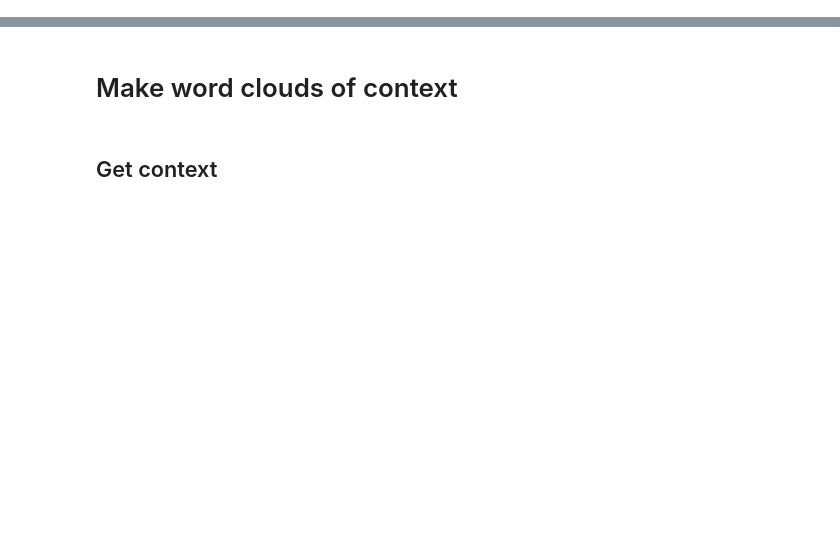
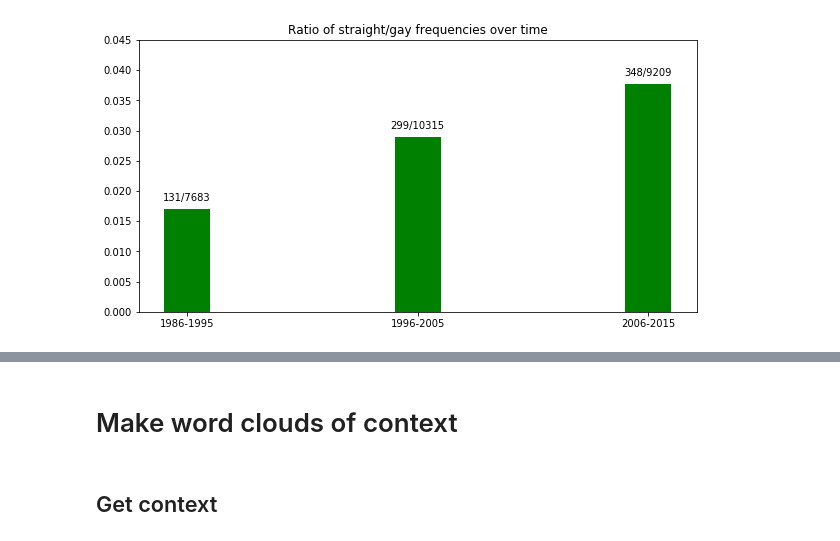
Before and after one commit to michaelmilleryoder/comp-ethics, a Jupyter notebook: jupyter/hw1.ipynb, the cells around one changed output, grey strips where cells are left out. Drawn from its saved outputs; the diff is of its cells as text; code cells hidden in the pictures; blank space fills up the shorter version.

```diff
--- a/jupyter/hw1.ipynb
+++ b/jupyter/hw1.ipynb
@@ -5,0 +317,10 @@ from tqdm import tqdm_notebook as tqdm
+# %%
+# Get term ratios by year
+ratio_yr = {}
+
+for db in date_bins:
+    ratio_yr[db] = {}
+    for t0, t1 in binaries:
+        ratio_yr[db][(t0, t1)] = toks_yr[db][t1]/toks_yr[db][t0]
+
+ratio_yr
@@ -5,0 +337,34 @@ from tqdm import tqdm_notebook as tqdm
+# %%
+%matplotlib inline
+# Graph binaries frequencies by year
+
+binary = binaries[0]
+
+comparison = [ratio_yr[db][binary] for db in sorted(date_bins.keys())]
+compseries = pd.Series.from_array(comparison)
+
+x = np.array(range(len(comparison)))
+
+plt.figure(figsize=(10,5))
+plt.title(f"Ratio of {binary[1]}/{binary[0]} frequencies over time")
+labels = sorted(date_bins.keys())
+ax = plt.subplot(111)
+# ax = compseries.plot(kind='bar')
+ax.bar(x, comparison, width=0.2,color='g',align='center')
+# ax.bar(x+0.2, comparison[binary[1]], width=0.2,color='purple',align='center')
+# ax.legend(binary)
+
+# Now make some labels
+rects = ax.patches
+top_labels = [f'{freqs_yr[db][binary][1]}/{freqs_yr[db][binary][0]}' for db in date_bins]
+
+for rect, tlabel in zip(rects, top_labels):
+    height = rect.get_height()
+    ax.text(rect.get_x() + rect.get_width()/2, height + .001, tlabel, ha='center', va='bottom')
+
+ax.set_ylim(top=0.045)
+plt.xticks(x,labels)
+plt.savefig(f'/usr0/home/mamille2/11-830_data/hw1/{binary[0]}_{binary[1]}_ratio.png', dpi=200)
+plt.show()
+# %% [output]
+[figure, added]
```
Also changed, not shown: parts of 103 cells of this notebook, 2 other files.
